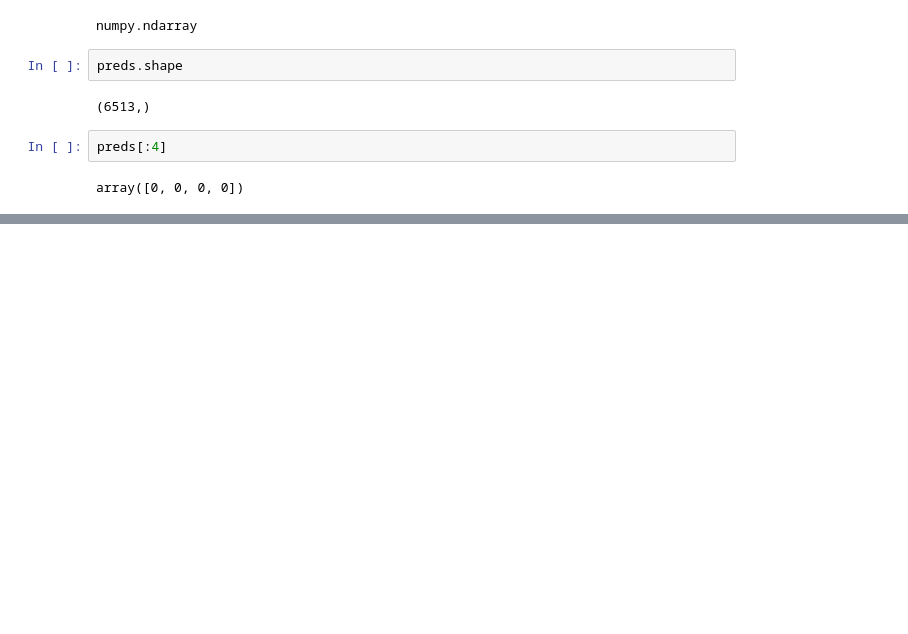
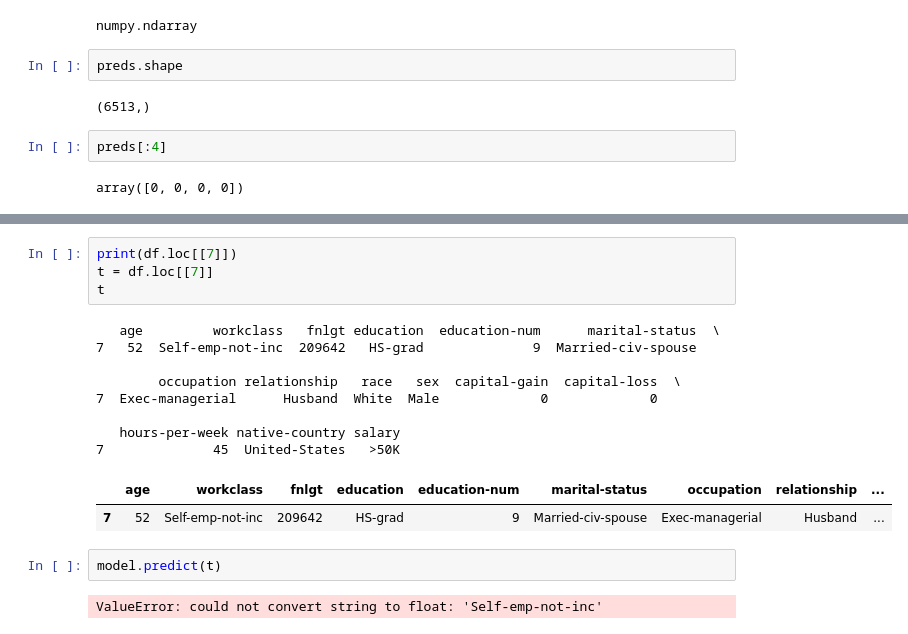
Before and after one commit to gichelli/machine_learning_operations_p3, a Jupyter notebook: eda.ipynb, the cells around one changed output, grey strips where cells are left out. Cells and saved outputs as stored; diff of their text form; blank space fills up the shorter version.

```diff
--- a/eda.ipynb
+++ b/eda.ipynb
@@ -1249,0 +1456,19 @@ array([0, 0, 0, 0])
+# %%
+print(df.loc[[7]])
+t = df.loc[[7]]
+t
+# %% [output]
+   age         workclass   fnlgt education  education-num      marital-status  \
+7   52  Self-emp-not-inc  209642   HS-grad              9  Married-civ-spouse
+
+        occupation relationship   race   sex  capital-gain  capital-loss  \
+7  Exec-managerial      Husband  White  Male             0             0
+
+   hours-per-week native-country salary
+7              45  United-States   >50K
+|  | age | workclass | fnlgt | education | education-num | marital-status | occupation | relationship | ... |
+| 7 | 52 | Self-emp-not-inc | 209642 | HS-grad | 9 | Married-civ-spouse | Exec-managerial | Husband | ... |
+# %%
+model.predict(t)
+# %% [output]
+ValueError: could not convert string to float: 'Self-emp-not-inc'
```
Also changed, not shown: parts of 44 cells of this notebook, 8 other files.
